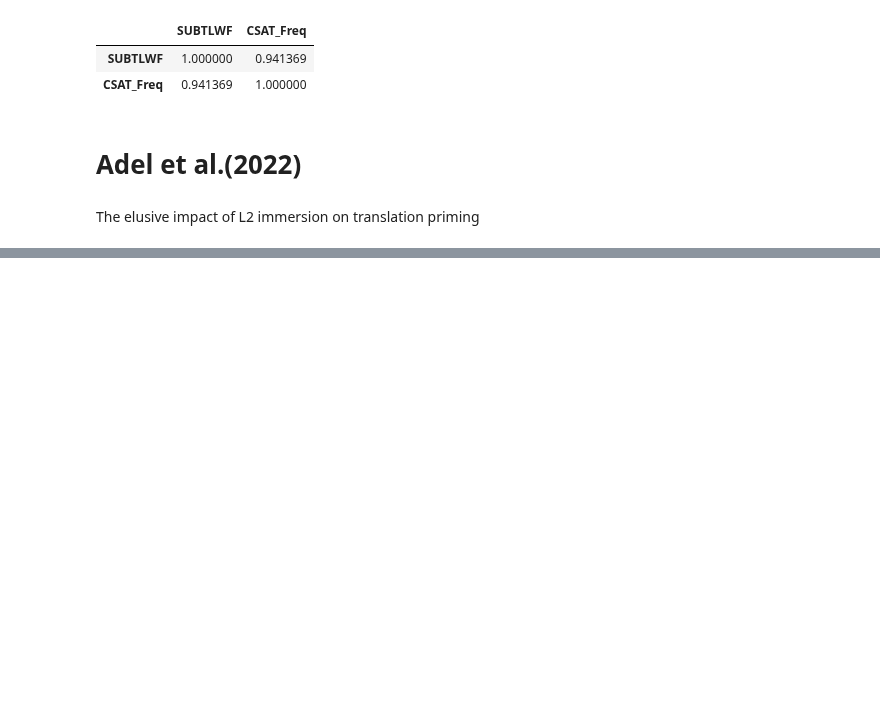
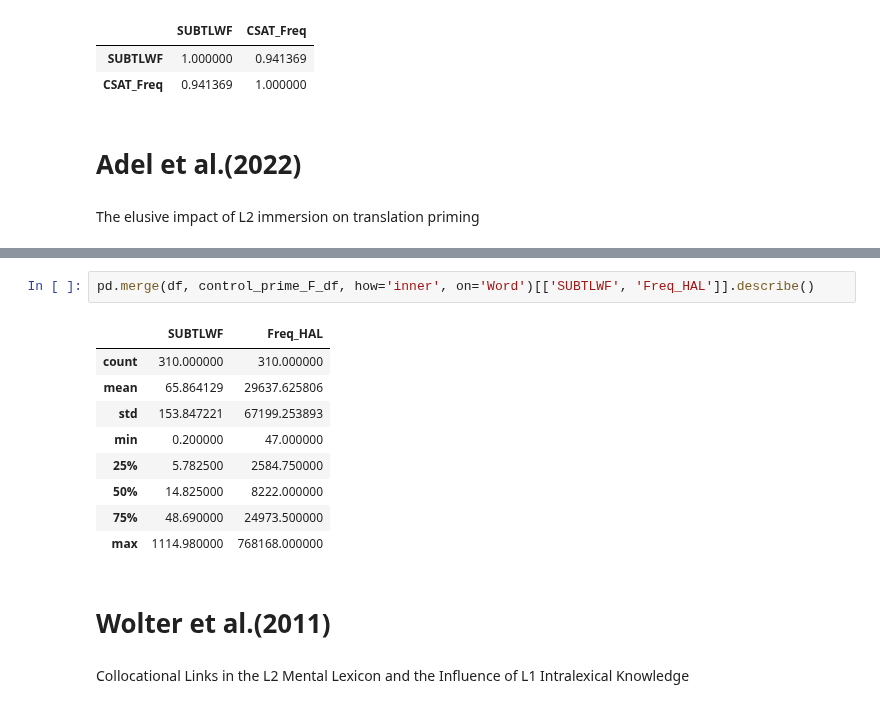
Before and after one commit to irregular6612/english-corpus-comparison, a Jupyter notebook: src/notebooks/L1-L2-Comp.ipynb, the cells around one changed output, grey strips where cells are left out. Saved outputs shown, nothing was run; the diff lists cells and outputs as text; blank space fills up the shorter version.

```diff
--- a/src/notebooks/L1-L2-Comp.ipynb
+++ b/src/notebooks/L1-L2-Comp.ipynb
@@ -343,0 +483,16 @@ len(control_prime_F_df)
+# %%
+pd.merge(df, control_prime_F_df, how='inner', on='Word')[['SUBTLWF', 'Freq_HAL']].describe()
+# %% [output]
+|  | SUBTLWF | Freq_HAL |
+| count | 310.000000 | 310.000000 |
+| mean | 65.864129 | 29637.625806 |
+| std | 153.847221 | 67199.253893 |
+| min | 0.200000 | 47.000000 |
+| 25% | 5.782500 | 2584.750000 |
+| 50% | 14.825000 | 8222.000000 |
+| 75% | 48.690000 | 24973.500000 |
+| max | 1114.980000 | 768168.000000 |
+# %% [markdown]
+# Wolter et al.(2011)
+# %% [markdown]
+Collocational Links in the L2 Mental Lexicon and the Influence of L1 Intralexical Knowledge
```
Also changed, not shown: parts of 58 cells of this notebook.
